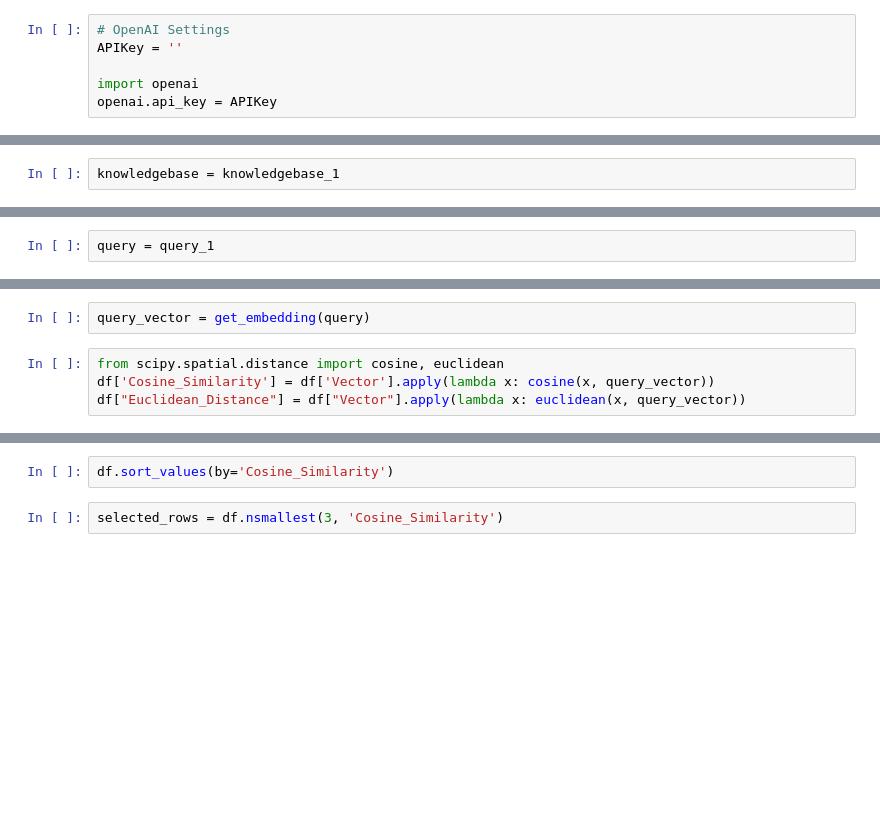
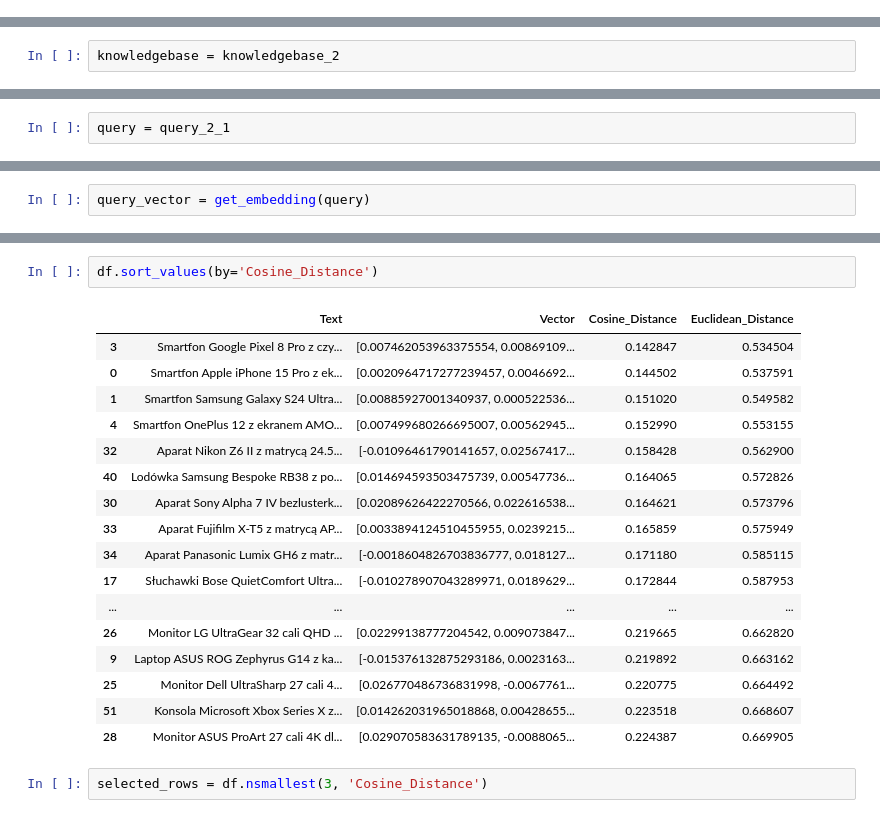
Before and after one commit to AdamSobieraj/PYTHON-Agents, a Jupyter notebook: SemanticSearch.ipynb, the cells around one changed output, grey strips where cells are left out. Cells and saved outputs as stored; diff of their text form; blank space fills up the shorter version.

```diff
--- a/SemanticSearch.ipynb
+++ b/SemanticSearch.ipynb
@@ -1,8 +1,2 @@
 # %%
 #!pip install openai
-# %%
-# OpenAI Settings
-APIKey = ''
-
-import openai
-openai.api_key = APIKey
@@ -88,7 +88,7 @@ knowledgebase_2 = [
     "Konsola Microsoft Xbox Series X z obsługą gier 4K i dyskiem 1 TB SSD."
 ]
 # %%
-knowledgebase = knowledgebase_1
+knowledgebase = knowledgebase_2
 # %%
 #declare connection with OpenAI
 from openai import OpenAI
@@ -121,6 +168,6 @@ query_2_2 = "pralka z funkcją pary"
 query_2_3 = "laptop do gier"
 query_2_4 = "telewizor OLED z dużym ekranem"
 # %%
-query = query_1
+query = query_2_1
 # %%
 query
@@ -127,6 +176,2 @@ query
 # %%
 query_vector = get_embedding(query)
-# %%
-from scipy.spatial.distance import cosine, euclidean
-df['Cosine_Similarity'] = df['Vector'].apply(lambda x: cosine(x, query_vector))
-df["Euclidean_Distance"] = df["Vector"].apply(lambda x: euclidean(x, query_vector))
@@ -133,7 +227,25 @@ df["Euclidean_Distance"] = df["Vector"].apply(lambda x: euclidean(x, query_vecto
 # %%
-df.sort_values(by='Cosine_Similarity')
+df.sort_values(by='Cosine_Distance')
+# %% [output]
+|  | Text | Vector | Cosine_Distance | Euclidean_Distance |
+| 3 | Smartfon Google Pixel 8 Pro z czy... | [0.007462053963375554, 0.00869109... | 0.142847 | 0.534504 |
+| 0 | Smartfon Apple iPhone 15 Pro z ek... | [0.0020964717277239457, 0.0046692... | 0.144502 | 0.537591 |
+| 1 | Smartfon Samsung Galaxy S24 Ultra... | [0.00885927001340937, 0.000522536... | 0.151020 | 0.549582 |
+| 4 | Smartfon OnePlus 12 z ekranem AMO... | [0.007499680266695007, 0.00562945... | 0.152990 | 0.553155 |
+| 32 | Aparat Nikon Z6 II z matrycą 24.5... | [-0.01096461790141657, 0.02567417... | 0.158428 | 0.562900 |
+| 40 | Lodówka Samsung Bespoke RB38 z po... | [0.014694593503475739, 0.00547736... | 0.164065 | 0.572826 |
+| 30 | Aparat Sony Alpha 7 IV bezlusterk... | [0.02089626422270566, 0.022616538... | 0.164621 | 0.573796 |
+| 33 | Aparat Fujifilm X-T5 z matrycą AP... | [0.0033894124510455955, 0.0239215... | 0.165859 | 0.575949 |
+| 34 | Aparat Panasonic Lumix GH6 z matr... | [-0.0018604826703836777, 0.018127... | 0.171180 | 0.585115 |
+| 17 | Słuchawki Bose QuietComfort Ultra... | [-0.010278907043289971, 0.0189629... | 0.172844 | 0.587953 |
+| ... | ... | ... | ... | ... |
+| 26 | Monitor LG UltraGear 32 cali QHD ... | [0.02299138777204542, 0.009073847... | 0.219665 | 0.662820 |
+| 9 | Laptop ASUS ROG Zephyrus G14 z ka... | [-0.015376132875293186, 0.0023163... | 0.219892 | 0.663162 |
+| 25 | Monitor Dell UltraSharp 27 cali 4... | [0.026770486736831998, -0.0067761... | 0.220775 | 0.664492 |
+| 51 | Konsola Microsoft Xbox Series X z... | [0.014262031965018868, 0.00428655... | 0.223518 | 0.668607 |
+| 28 | Monitor ASUS ProArt 27 cali 4K dl... | [0.029070583631789135, -0.0088065... | 0.224387 | 0.669905 |
 # %%
-selected_rows = df.nsmallest(3, 'Cosine_Similarity')
+selected_rows = df.nsmallest(3, 'Cosine_Distance')
 # %%
 print("--- Kosinusowa ---")
 print(df.nsmallest(3, "Cosine_Distance")["Text"])
```
Also changed, not shown: parts of 20 cells of this notebook, 8 other files.
